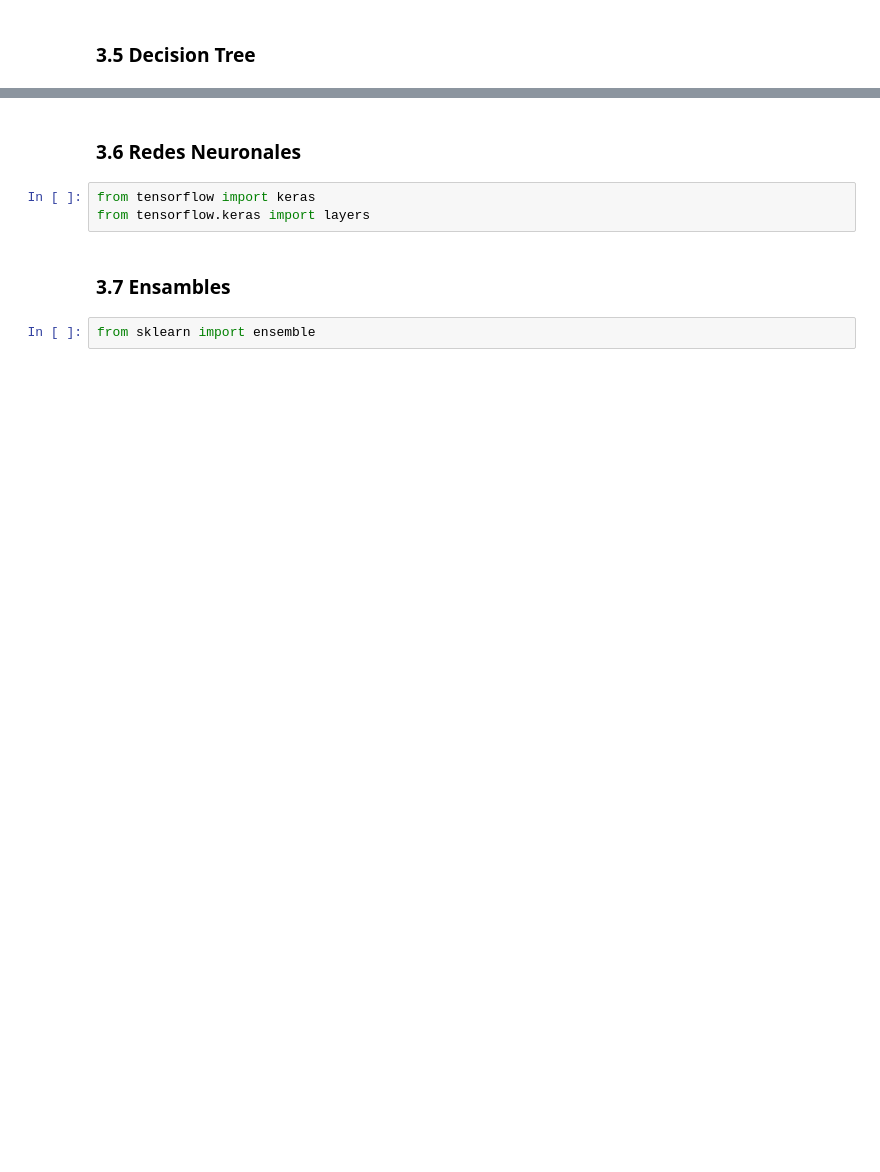
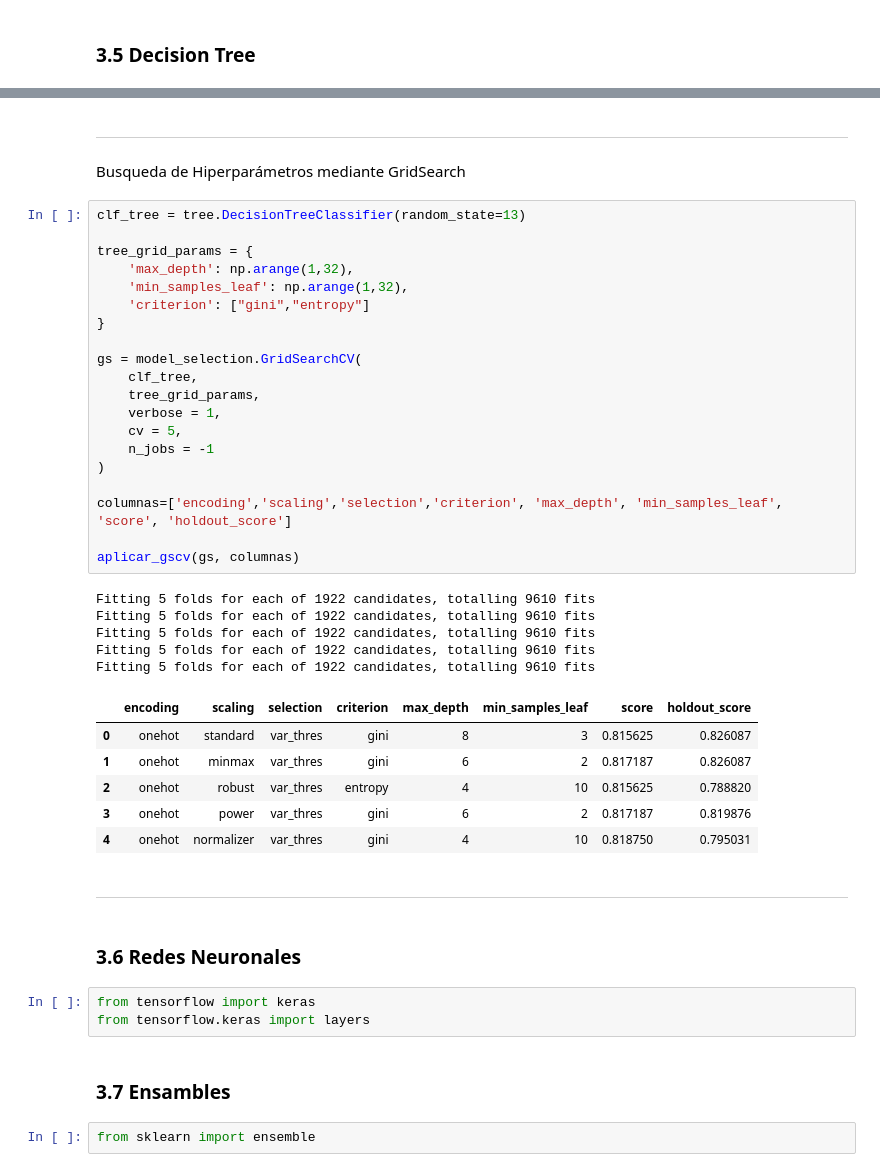
Before and after one commit to jalbarrac/datos-tp, a Jupyter notebook: TP2.ipynb, the cells around one changed output, grey strips where cells are left out. Saved outputs shown, nothing was run; the diff lists cells and outputs as text; blank space fills up the shorter version.

```diff
--- a/TP2.ipynb
+++ b/TP2.ipynb
@@ -788,3 +828,41 @@ scores
+# %% [markdown]
+---
+# %% [markdown]
+Busqueda de Hiperparámetros mediante GridSearch
+# %%
+clf_tree = tree.DecisionTreeClassifier(random_state=13)
+
+tree_grid_params = {
+    'max_depth': np.arange(1,32),
+    'min_samples_leaf': np.arange(1,32),
+    'criterion': ["gini","entropy"]
+}
+
+gs = model_selection.GridSearchCV(
+    clf_tree,
+    tree_grid_params,
+    verbose = 1,
+    cv = 5,
+    n_jobs = -1
+)
+
+columnas=['encoding','scaling','selection','criterion', 'max_depth', 'min_samples_leaf', 'score', 'holdout_score']
+
+aplicar_gscv(gs, columnas)
+# %% [output]
+Fitting 5 folds for each of 1922 candidates, totalling 9610 fits
+Fitting 5 folds for each of 1922 candidates, totalling 9610 fits
+Fitting 5 folds for each of 1922 candidates, totalling 9610 fits
+Fitting 5 folds for each of 1922 candidates, totalling 9610 fits
+Fitting 5 folds for each of 1922 candidates, totalling 9610 fits
+|  | encoding | scaling | selection | criterion | max_depth | min_samples_leaf | score | holdout_score |
+| 0 | onehot | standard | var_thres | gini | 8 | 3 | 0.815625 | 0.826087 |
+| 1 | onehot | minmax | var_thres | gini | 6 | 2 | 0.817187 | 0.826087 |
+| 2 | onehot | robust | var_thres | entropy | 4 | 10 | 0.815625 | 0.788820 |
+| 3 | onehot | power | var_thres | gini | 6 | 2 | 0.817187 | 0.819876 |
+| 4 | onehot | normalizer | var_thres | gini | 4 | 10 | 0.818750 | 0.795031 |
+# %% [markdown]
+---
 # %% [markdown]
 ### 3.6 Redes Neuronales
 # %%
```
Also changed, not shown: parts of 88 cells of this notebook.
